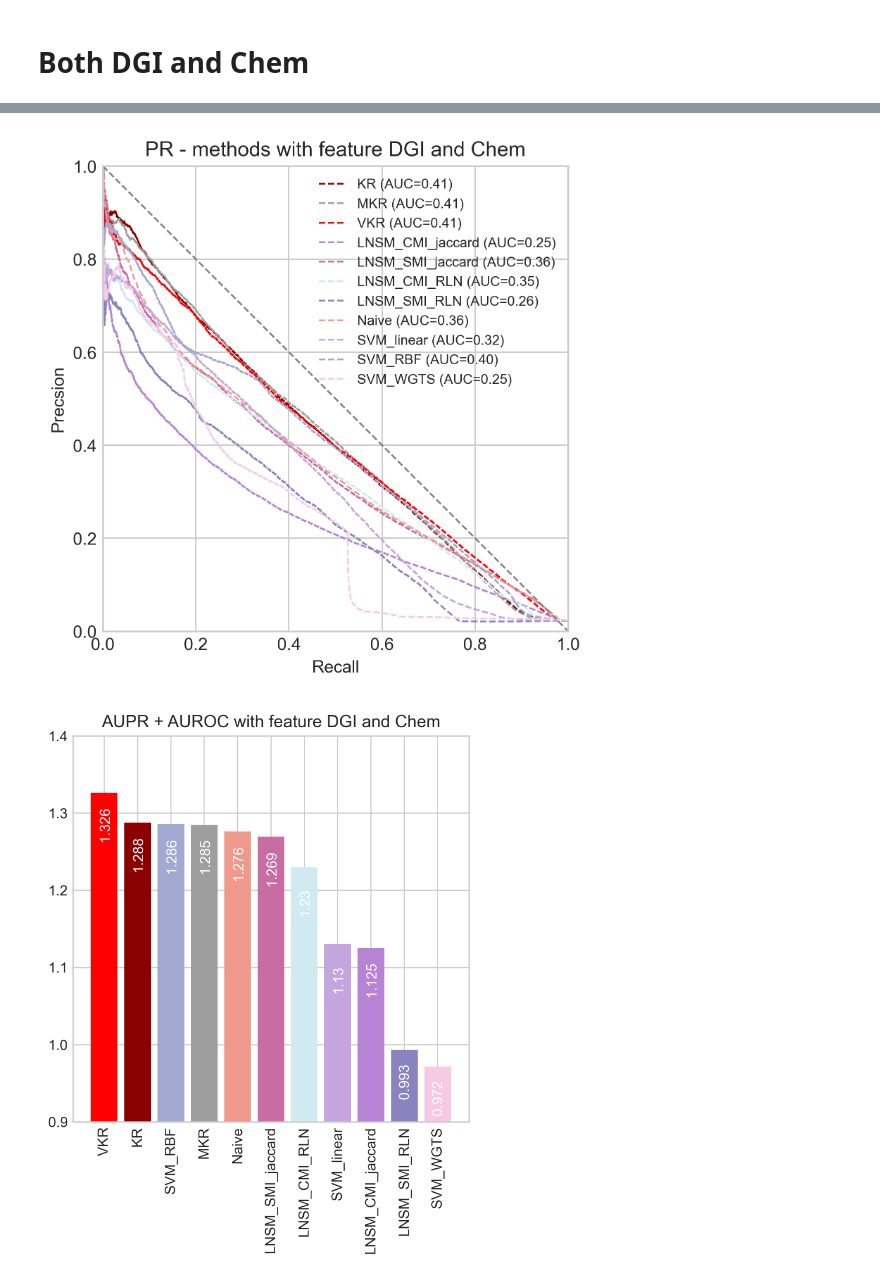
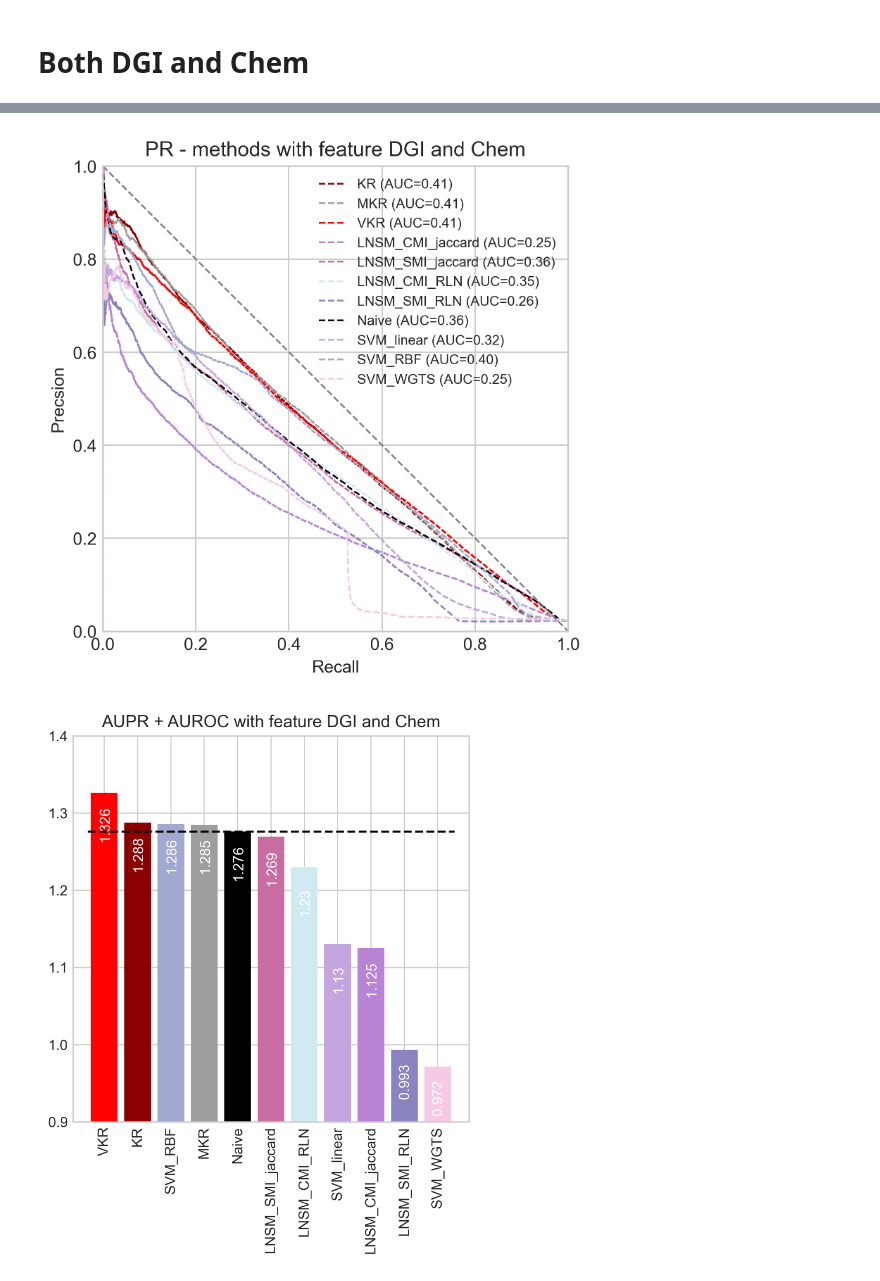
Before and after one commit to YezhaoZhong/VKR, a Jupyter notebook: Figs/Overall.ipynb, the cells around one changed output, grey strips where cells are left out. Cells and saved outputs as stored; diff of their text form; code cells hidden in the pictures.

```diff
--- a/Figs/Overall.ipynb
+++ b/Figs/Overall.ipynb
@@ -110,7 +110,7 @@ colors = [
          "red",
          "#B883D4",
          "#CFEAF1",
-         "#F0988C",
+         "black",
          "#C4A5DE",
          "#A1A9D0",
          "#F6CAE5",
@@ -181,7 +181,9 @@ plt.bar(np.array(names)[sort_idx], newAUC[sort_idx], color = np.array(colors)[so
 # plt.axis('square')
 xaxis = np.arange(0, 0+len(newAUC), 1)
 for x,y in zip(xaxis, newAUC[sort_idx].tolist()):
-    plt.text(x-0.18, y-0.105 , round(y,3), rotation=90, color='white')
+    plt.text(x-0.18, y-0.09 , round(y,3), rotation=90, color='white')
+plt.hlines(newAUC[4], xmin=-0.5, xmax=7.5, linestyles="--", lw=1.5, colors="black")
+
 plt.ylim([0.8, 1.4])
 plt.xticks(rotation = 90)
 plt.title('AUPR + AUROC with feature DGI')
@@ -233,7 +235,7 @@ colors = [
          "red",
          "#B883D4",
          "#CFEAF1",
-         "#F0988C",
+         "black",
          "#C4A5DE",
          "#A1A9D0",
          "#F6CAE5",
@@ -305,6 +307,7 @@ plt.bar(np.array(names)[sort_idx], newAUC[sort_idx], color = np.array(colors)[so
 xaxis = np.arange(0, 0+len(newAUC), 1)
 for x,y in zip(xaxis, newAUC[sort_idx].tolist()):
     plt.text(x-0.18, y-0.06, round(y,3), rotation=90, color='white')
+plt.hlines(newAUC[4], xmin=-0.5, xmax=7.5, linestyles="--", lw=1.5, colors="black")
 # plt.axis('square')
 plt.ylim([0.9, 1.3])
 plt.xticks(rotation = 90)
@@ -368,7 +371,7 @@ colors = [
          "#C76DA2",
          "#CFEAF1",
          "#8983BF",
-         "#F0988C",
+         "black",
          "#C4A5DE",
          "#A1A9D0",
          "#F6CAE5",
@@ -436,7 +439,7 @@ sort_idx = np.argsort(-newAUC)
 xaxis = np.arange(0, 0+len(newAUC), 1)
 for x,y in zip(xaxis, newAUC[sort_idx].tolist()):
     plt.text(x-0.18, y-0.06, round(y,3), rotation=90, color='white')
-
+plt.hlines(newAUC[7], xmin=-0.5, xmax=10.5, linestyles="--", lw=1.5, colors="black")
 plt.bar(np.array(names)[sort_idx], newAUC[sort_idx], color = np.array(colors)[sort_idx])
 # plt.axis('square')
 plt.ylim([0.9, 1.4])
@@ -449,2 +452,2 @@ plt.show()
-[figure, old version]
+[figure, new version]
-[figure, old version]
+[figure, new version]
```
Also changed, not shown: parts of 3 cells of this notebook.
